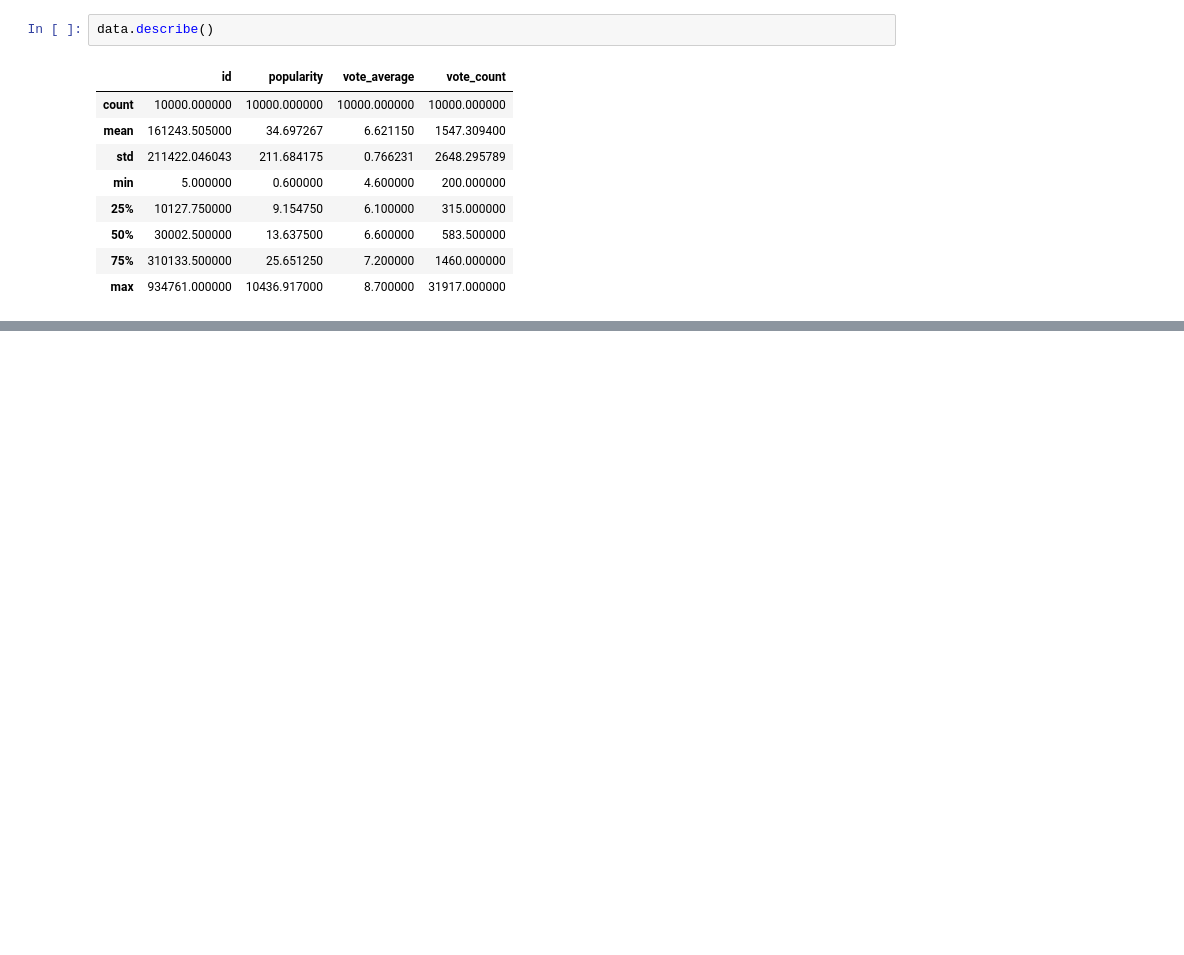
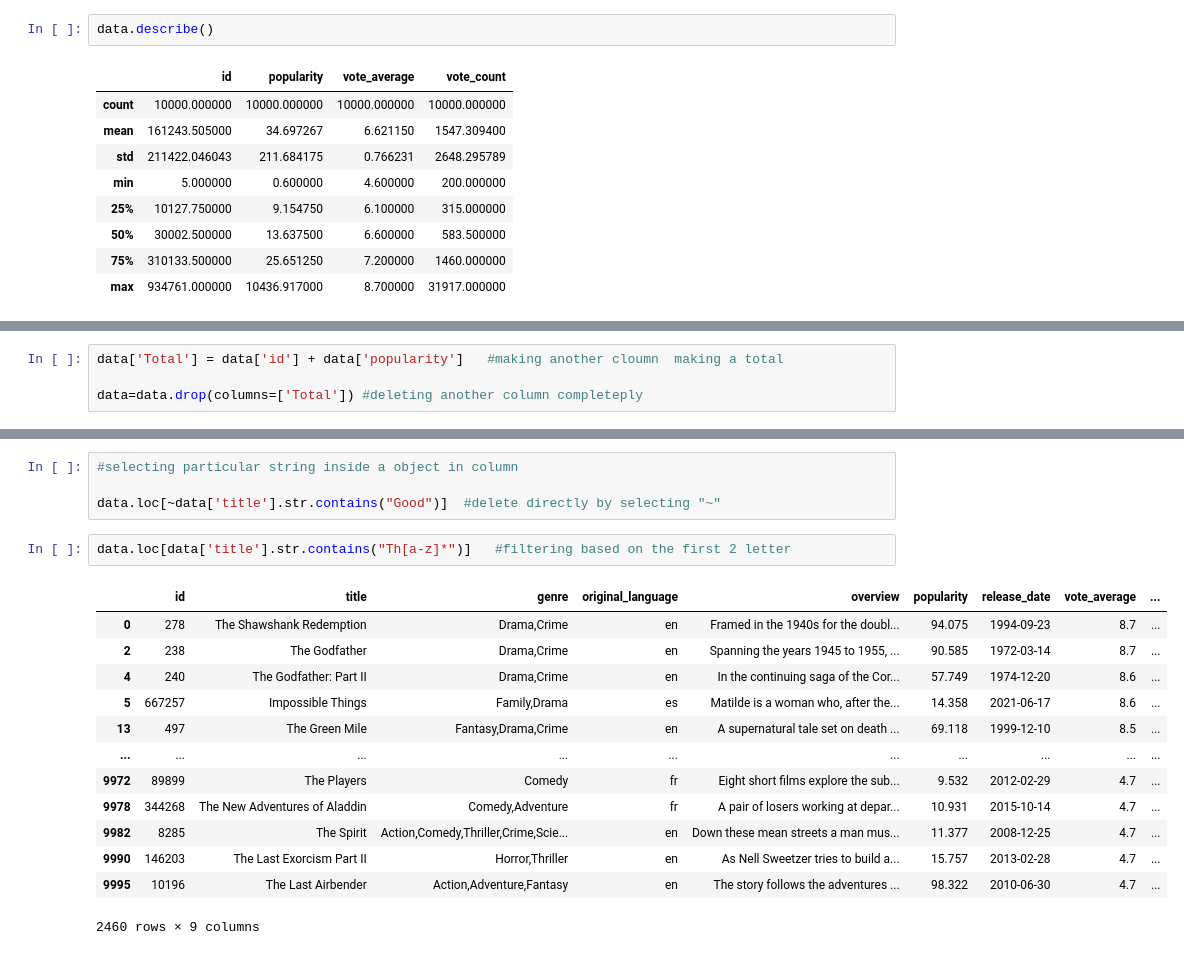
Before and after one commit to thisisouvik/ML-Concepts, a Jupyter notebook: Pandas/pandas.ipynb, the cells around one changed output, grey strips where cells are left out. Drawn from its saved outputs; the diff is of its cells as text; blank space fills up the shorter version.

```diff
--- a/Pandas/pandas.ipynb
+++ b/Pandas/pandas.ipynb
@@ -149,0 +154,4 @@ data.sort_values(['release_date', 'title'], ascending=False)
+# %%
+data['Total'] = data['id'] + data['popularity']   #making another cloumn  making a total
+
+data=data.drop(columns=['Total']) #deleting another column completeply
@@ -149,0 +186,20 @@ data.sort_values(['release_date', 'title'], ascending=False)
+# %%
+#selecting particular string inside a object in column
+
+data.loc[~data['title'].str.contains("Good")]  #delete directly by selecting "~"
+# %%
+data.loc[data['title'].str.contains("Th[a-z]*")]   #filtering based on the first 2 letter
+# %% [output]
+|  | id | title | genre | original_language | overview | popularity | release_date | vote_average | ... |
+| 0 | 278 | The Shawshank Redemption | Drama,Crime | en | Framed in the 1940s for the doubl... | 94.075 | 1994-09-23 | 8.7 | ... |
+| 2 | 238 | The Godfather | Drama,Crime | en | Spanning the years 1945 to 1955, ... | 90.585 | 1972-03-14 | 8.7 | ... |
+| 4 | 240 | The Godfather: Part II | Drama,Crime | en | In the continuing saga of the Cor... | 57.749 | 1974-12-20 | 8.6 | ... |
+| 5 | 667257 | Impossible Things | Family,Drama | es | Matilde is a woman who, after the... | 14.358 | 2021-06-17 | 8.6 | ... |
+| 13 | 497 | The Green Mile | Fantasy,Drama,Crime | en | A supernatural tale set on death ... | 69.118 | 1999-12-10 | 8.5 | ... |
+| ... | ... | ... | ... | ... | ... | ... | ... | ... | ... |
+| 9972 | 89899 | The Players | Comedy | fr | Eight short films explore the sub... | 9.532 | 2012-02-29 | 4.7 | ... |
+| 9978 | 344268 | The New Adventures of Aladdin | Comedy,Adventure | fr | A pair of losers working at depar... | 10.931 | 2015-10-14 | 4.7 | ... |
+| 9982 | 8285 | The Spirit | Action,Comedy,Thriller,Crime,Scie... | en | Down these mean streets a man mus... | 11.377 | 2008-12-25 | 4.7 | ... |
+| 9990 | 146203 | The Last Exorcism Part II | Horror,Thriller | en | As Nell Sweetzer tries to build a... | 15.757 | 2013-02-28 | 4.7 | ... |
+| 9995 | 10196 | The Last Airbender | Action,Adventure,Fantasy | en | The story follows the adventures ... | 98.322 | 2010-06-30 | 4.7 | ... |
+2460 rows × 9 columns
```
Also changed, not shown: parts of 14 cells of this notebook, 2 other files.
